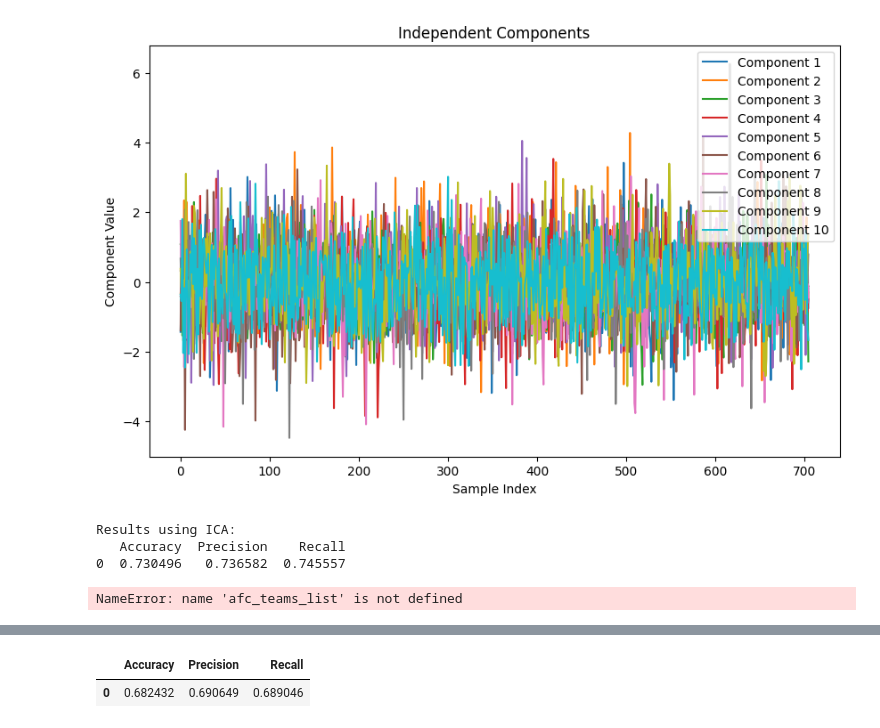
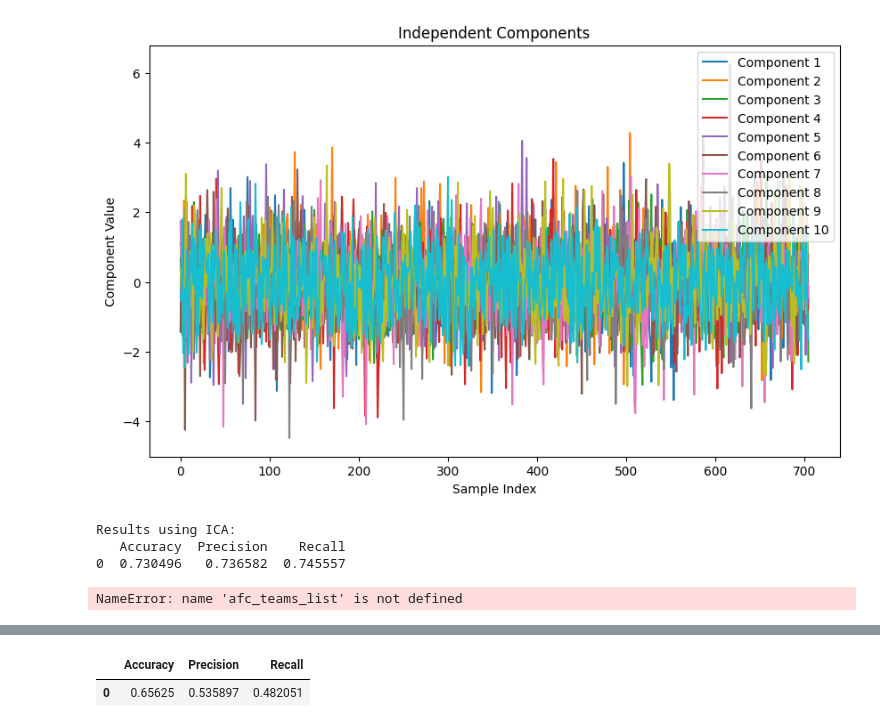
Before and after one commit to tuckerbrown5/AI-Final, a Jupyter notebook: AI_Final_Project.ipynb, the cells around one changed output, grey strips where cells are left out. Cells and saved outputs as stored; diff of their text form; code cells hidden in the pictures.

```diff
--- a/AI_Final_Project.ipynb
+++ b/AI_Final_Project.ipynb
@@ -330,32 +330,32 @@ memory usage: 92.0+ KB
 # %%
 X, y = make_classification(
     n_features = 14,
     n_classes=14,
     n_redundant= 2,
     n_samples= 736,
     n_informative=12,
     n_clusters_per_class=1,
     random_state=1,
     class_sep = 1.5
 )
 
 X_train, X_test, y_train, y_test = train_test_split(
-    X,y, test_size=0.2, random_state=306, shuffle=True)
+    X,y, test_size=0.043, random_state=306, shuffle=True)
 predictor = GaussianNB()
 
 predictor.fit(X_train, y_train)
 
 prediction2 = predictor.predict(X_test)
 
 results_dict = {'Accuracy':0,'Precision':0,'Recall':0}
 
 accuracy = accuracy_score(y_test, prediction2)
 precision = precision_score(y_test, prediction2, average='macro')
 recall = recall_score(y_test, prediction2, average = 'macro')
 
 results_dict.update({'Accuracy': accuracy, 'Precision': precision, 'Recall': recall})
 result = pd.DataFrame([results_dict])
 result
 # %% [output]
 |  | Accuracy | Precision | Recall |
-| 0 | 0.682432 | 0.690649 | 0.689046 |
+| 0 | 0.65625 | 0.535897 | 0.482051 |
```
Also changed, not shown: parts of 2 cells of this notebook.
